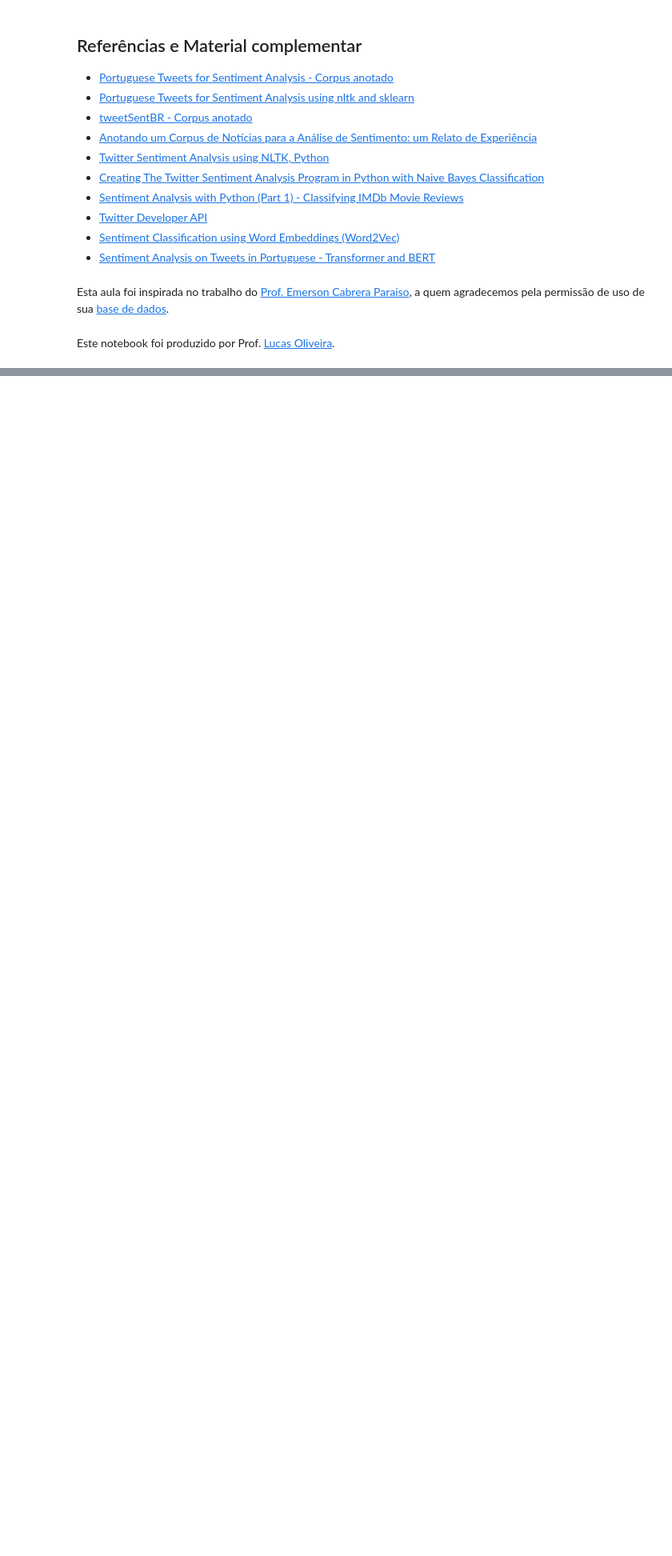
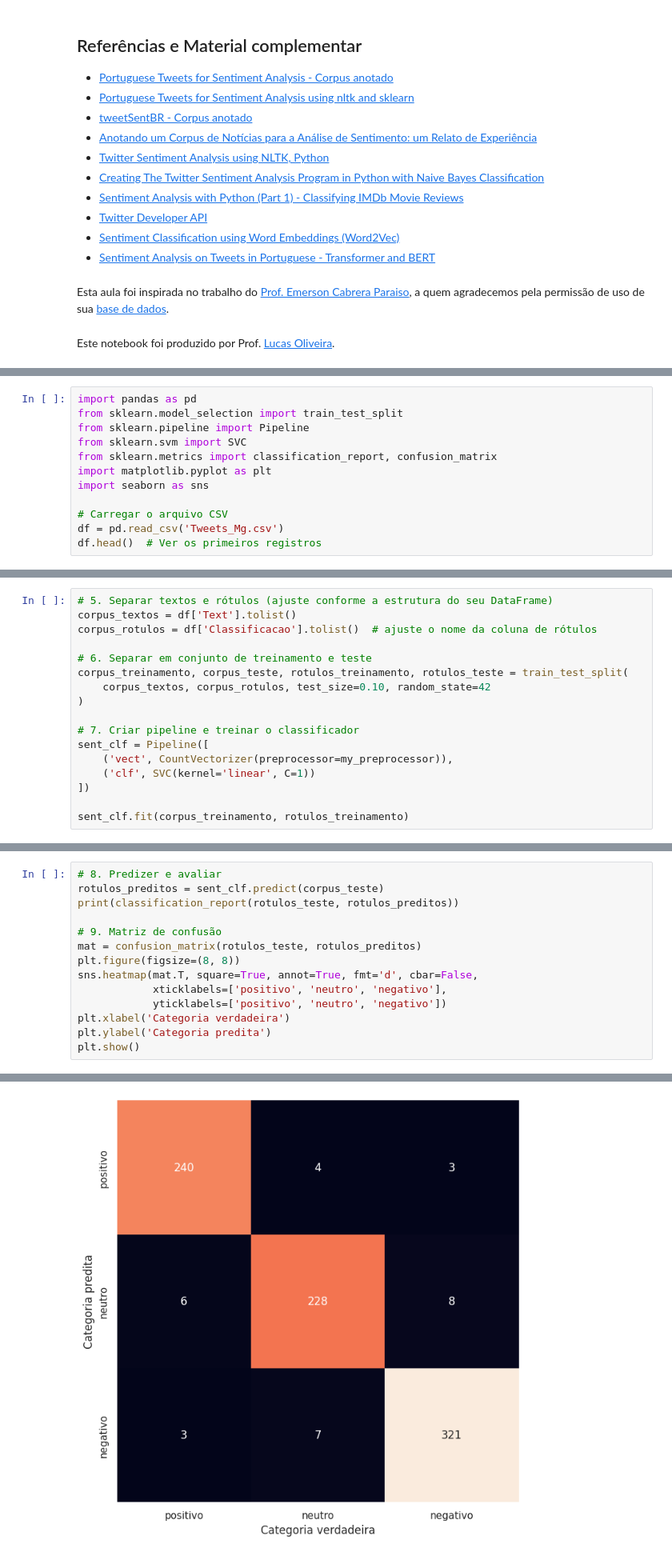
Before and after one commit to muxeres/PNL, a Jupyter notebook: [ONLINE]_Classificação_de_textos_Análise_de_Sentimentos.ipynb, the cells around one changed output, grey strips where cells are left out. Shown at 80% size. Saved outputs shown, nothing was run; the diff lists cells and outputs as text; blank space fills up the shorter version.

```diff
--- a/[ONLINE]_Classificação_de_textos_Análise_de_Sentimentos.ipynb
+++ b/[ONLINE]_Classificação_de_textos_Análise_de_Sentimentos.ipynb
@@ -480,0 +545,12 @@ Este notebook foi produzido por Prof. [Lucas Oliveira](http://lattes.cnpq.br/361
+# %%
+import pandas as pd
+from sklearn.model_selection import train_test_split
+from sklearn.pipeline import Pipeline
+from sklearn.svm import SVC
+from sklearn.metrics import classification_report, confusion_matrix
+import matplotlib.pyplot as plt
+import seaborn as sns
+
+# Carregar o arquivo CSV
+df = pd.read_csv('Tweets_Mg.csv')
+df.head()  # Ver os primeiros registros
@@ -480,0 +569,17 @@ Este notebook foi produzido por Prof. [Lucas Oliveira](http://lattes.cnpq.br/361
+# %%
+# 5. Separar textos e rótulos (ajuste conforme a estrutura do seu DataFrame)
+corpus_textos = df['Text'].tolist()
+corpus_rotulos = df['Classificacao'].tolist()  # ajuste o nome da coluna de rótulos
+
+# 6. Separar em conjunto de treinamento e teste
+corpus_treinamento, corpus_teste, rotulos_treinamento, rotulos_teste = train_test_split(
+    corpus_textos, corpus_rotulos, test_size=0.10, random_state=42
+)
+
+# 7. Criar pipeline e treinar o classificador
+sent_clf = Pipeline([
+    ('vect', CountVectorizer(preprocessor=my_preprocessor)),
+    ('clf', SVC(kernel='linear', C=1))
+])
+
+sent_clf.fit(corpus_treinamento, rotulos_treinamento)
@@ -480,0 +590,15 @@ Este notebook foi produzido por Prof. [Lucas Oliveira](http://lattes.cnpq.br/361
+# %%
+# 8. Predizer e avaliar
+rotulos_preditos = sent_clf.predict(corpus_teste)
+print(classification_report(rotulos_teste, rotulos_preditos))
+
+# 9. Matriz de confusão
+mat = confusion_matrix(rotulos_teste, rotulos_preditos)
+plt.figure(figsize=(8, 8))
+sns.heatmap(mat.T, square=True, annot=True, fmt='d', cbar=False,
+            xticklabels=['positivo', 'neutro', 'negativo'],
+            yticklabels=['positivo', 'neutro', 'negativo'])
+plt.xlabel('Categoria verdadeira')
+plt.ylabel('Categoria predita')
+plt.show()
+# %% [output]
@@ -480,0 +614 @@ Este notebook foi produzido por Prof. [Lucas Oliveira](http://lattes.cnpq.br/361
+[figure, added]
```
Also changed, not shown: parts of 40 cells of this notebook.
